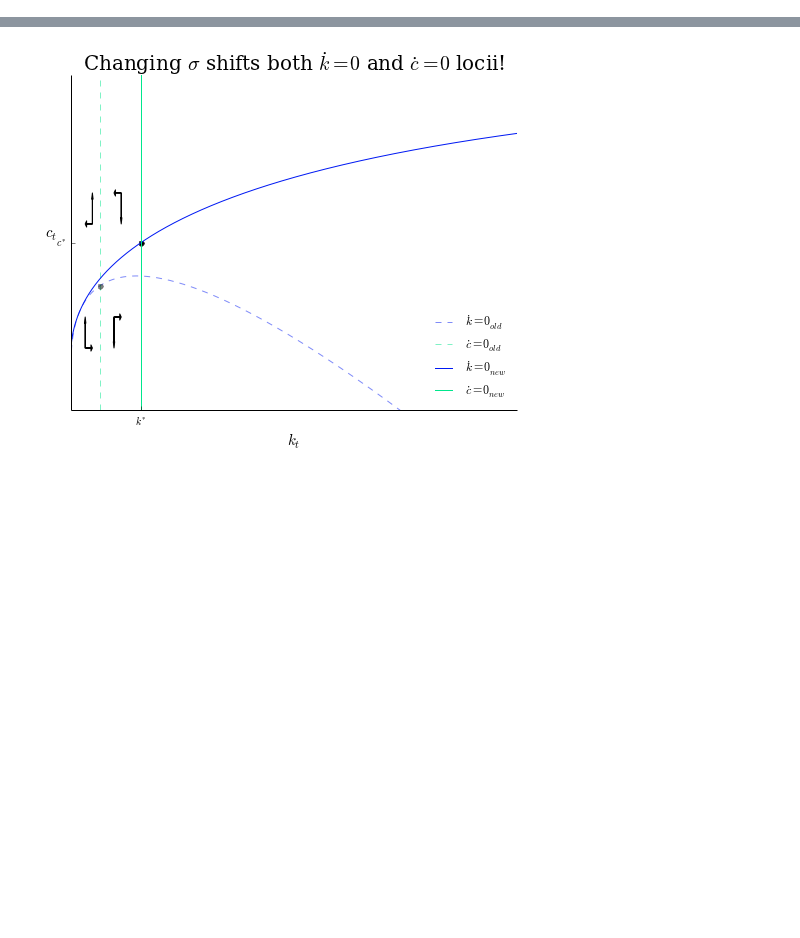
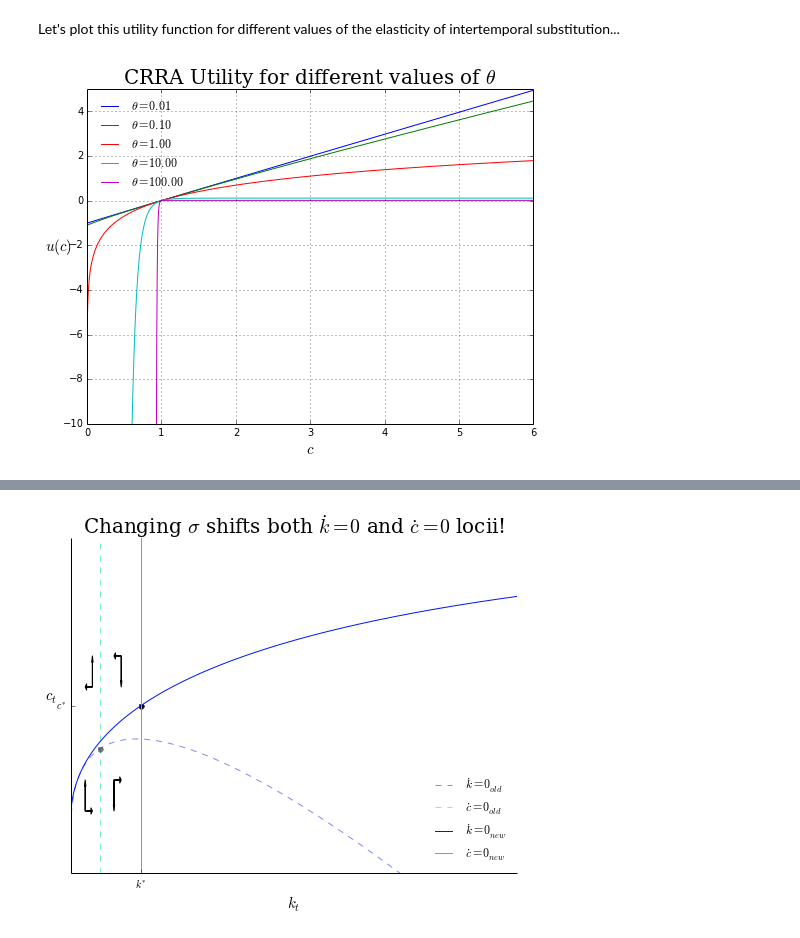
Before and after one commit to davidrpugh/numerical-methods, a Jupyter notebook: lab-2/lab-2.ipynb, the cells around one changed output, grey strips where cells are left out. Drawn from its saved outputs; the diff is of its cells as text; code cells hidden in the pictures; blank space fills up the shorter version.

Commit message:
Added a utility attribute to Model class and finished Task 1.

```diff
--- a/lab-2/lab-2.ipynb
+++ b/lab-2/lab-2.ipynb
@@ -324,0 +374,37 @@ Numerical differentiation can be quick as easy, but always a good idea to limit
+# %% [markdown]
+Let's plot this utility function for different values of the elasticity of intertemporal substitution...
+# %%
+# Create a grid of points for plotting
+gridmax, gridsize = 6, 1000
+grid = np.linspace(0, gridmax, gridsize)
+
+# Create a new figure
+plt.figure(figsize=(8,6))
+
+# create an array of some values for theta
+theta_values = np.logspace(-2, 2, 5)
+
+# Plot utility for varying values of theta
+for theta in theta_values:
+    params = {'theta':theta}
+    plt.plot(grid, crra_utility(grid, params), '-', label=r'$\theta=%.2f$' %theta)
+
+# Don't forget to label your axes!
+plt.xlabel('$c$', fontsize=15, family='serif')
+plt.ylabel('$u(c)$', rotation='horizontal', fontsize=15, family='serif')
+plt.axis([0, 6, -10, 5])
+
+# Add a title to the plot
+plt.title(r'CRRA Utility for different values of $\theta$', fontsize=20, family='serif')
+
+# Add a legend
+plt.legend(loc=2, frameon=False)
+
+# Turn on grid lines
+plt.grid()
+
+# save and display figure!
+plt.savefig('graphics/CRRA-utility.png')
+plt.show()
+# %% [output]
+[figure, added]
```
Also changed, not shown: parts of 32 cells of this notebook, 1 other file.
